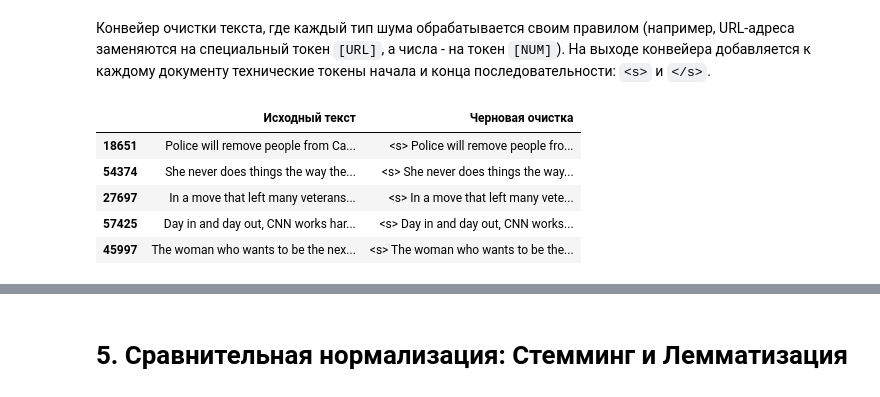
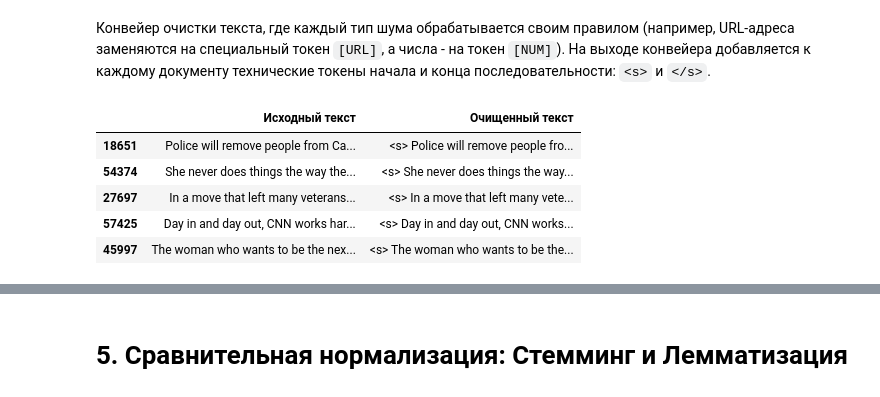
Before and after one commit to EgorChernov5/ITMO_SECS_TEXT_ANALYSIS_2026, a Jupyter notebook: Решения/lab1.ipynb, the cells around one changed output, grey strips where cells are left out. Saved outputs shown, nothing was run; the diff lists cells and outputs as text; code cells hidden in the pictures.

```diff
--- a/Решения/lab1.ipynb
+++ b/Решения/lab1.ipynb
@@ -154,6 +153,6 @@ plt.show()
 # %%
 # Описываем типы шума и будущие правила замены для конвейера очистки
-noise_rules_pd = pd.DataFrame(
+noise_rules_df = pd.DataFrame(
     [
         ("HTML-теги", r"<[^>]+>", "[HTML]"),
         ("HTML-сущности", r"&(?:[a-zA-Z]+|#[0-9]+|#x[0-9a-fA-F]+);", "[HTML_ENTITY]"),
@@ -167,36 +166,36 @@ noise_rules_pd = pd.DataFrame(
         ("Числа", r"\b\d+(?:[.,]\d+)?\b", "[NUM]"),
         ("Повторная пунктуация", r"[!?.,]{2,}", "[PUNCT]"),
         ("Лишние пробелы", r"\s{2,}", " "),
-        ("Нестандартные символы", r"[^\w\s.,!?;:'\"()\[\]{}%$€£-]", "[SYM]"),
+        # ("Нестандартные символы", r"[^\w\s.,!?;:'\"()\[\]{}%$€£-]", "[SYM]"),
     ],
     columns=["Тип шума", "Регулярное выражение", "Токен/действие"],
 )
 
 # Готовим текстовую колонку для регулярных выражений
-text_sr = train_pd["text"].fillna("").astype(str)
+text_sr = train_df["text"].fillna("").astype(str)
 
 # Считаем, сколько документов и совпадений затрагивает каждый тип шума
-noise_report_pd = noise_rules_pd.copy()
-noise_report_pd["Документов с шумом"] = [
+noise_report_df = noise_rules_df.copy()
+noise_report_df["Документов с шумом"] = [
     sum(bool(re.search(pattern, text)) for text in text_sr)
-    for pattern in noise_rules_pd["Регулярное выражение"]
+    for pattern in noise_rules_df["Регулярное выражение"]
 ]
-noise_report_pd["Всего совпадений"] = [
+noise_report_df["Всего совпадений"] = [
     sum(len(re.findall(pattern, text)) for text in text_sr)
-    for pattern in noise_rules_pd["Регулярное выражение"]
+    for pattern in noise_rules_df["Регулярное выражение"]
 ]
-noise_report_pd["Доля документов"] = (
-    noise_report_pd["Документов с шумом"] / len(text_sr)
+noise_report_df["Доля документов"] = (
+    noise_report_df["Документов с шумом"] / len(text_sr)
 ).round(4)
 
 # Показываем короткие примеры найденного шума для проверки паттернов
-noise_examples_pd = pd.DataFrame(
+noise_examples_df = pd.DataFrame(
     [
         (
             noise_type,
             [found for text in text_sr for found in re.findall(pattern, text)][:5],
         )
-        for noise_type, pattern in noise_rules_pd[
+        for noise_type, pattern in noise_rules_df[
             ["Тип шума", "Регулярное выражение"]
         ].itertuples(index=False)
     ],
@@ -204,7 +203,7 @@ noise_examples_pd = pd.DataFrame(
 )
 
 # Выводим отчет по шуму, примеры и черновой preview будущего результата
-display(noise_report_pd.sort_values("Всего совпадений", ascending=False))
-display(noise_examples_pd)
+display(noise_report_df.sort_values("Всего совпадений", ascending=False))
+display(noise_examples_df)
 # %% [output]
 |  | Тип шума | Регулярное выражение | Токен/действие | Документов с шумом | Всего совпадений | Доля документов |
@@ -234,20 +266,15 @@ display(noise_examples_pd)
 # %%
-# Демонстрируем, как эти правила будут превращать шум в технические токены
-preview_clean_sr = text_sr.head(5).copy()
-for noise_type, pattern, replacement in noise_rules_pd.itertuples(index=False):
-    preview_clean_sr = preview_clean_sr.str.replace(pattern, replacement, regex=True)
-
-preview_clean_sr = preview_clean_sr.str.replace(r"\s+", " ", regex=True).str.strip()
-preview_clean_sr = "<s> " + preview_clean_sr + " </s>"
-
-# Выводим отчет по шуму, примеры и черновой preview будущего результата
+# Демонстрируем результат работы функции очистки на первых документах
 display(
     pd.DataFrame(
-        {"Исходный текст": text_sr.head(5), "Черновая очистка": preview_clean_sr}
+        {
+            "Исходный текст": train_df["text"].head(5),
+            "Очищенный текст": clean_train_df["text"].head(5),
+        }
     )
 )
 # %% [output]
-|  | Исходный текст | Черновая очистка |
+|  | Исходный текст | Очищенный текст |
 | 18651 | Police will remove people from Ca... | <s> Police will remove people fro... |
 | 54374 | She never does things the way the... | <s> She never does things the way... |
 | 27697 | In a move that left many veterans... | <s> In a move that left many vete... |
```
Also changed, not shown: parts of 10 cells of this notebook.
